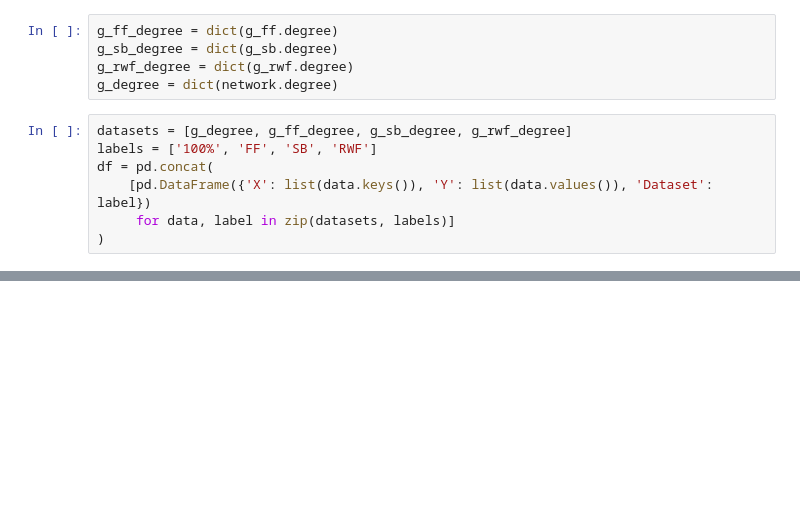
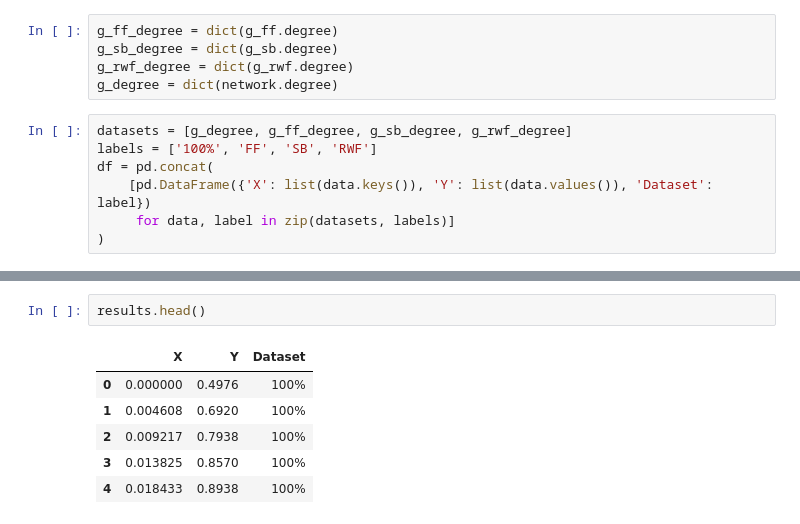
Before and after one commit to gaitovrat/MAS-1, a Jupyter notebook: notebooks/KSTest.ipynb, the cells around one changed output, grey strips where cells are left out. Drawn from its saved outputs; the diff is of its cells as text; blank space fills up the shorter version.

```diff
--- a/notebooks/KSTest.ipynb
+++ b/notebooks/KSTest.ipynb
@@ -90,0 +93,9 @@ plt.show()
+# %%
+results.head()
+# %% [output]
+|  | X | Y | Dataset |
+| 0 | 0.000000 | 0.4976 | 100% |
+| 1 | 0.004608 | 0.6920 | 100% |
+| 2 | 0.009217 | 0.7938 | 100% |
+| 3 | 0.013825 | 0.8570 | 100% |
+| 4 | 0.018433 | 0.8938 | 100% |
```
Also changed, not shown: parts of 6 cells of this notebook, 2 other files.
